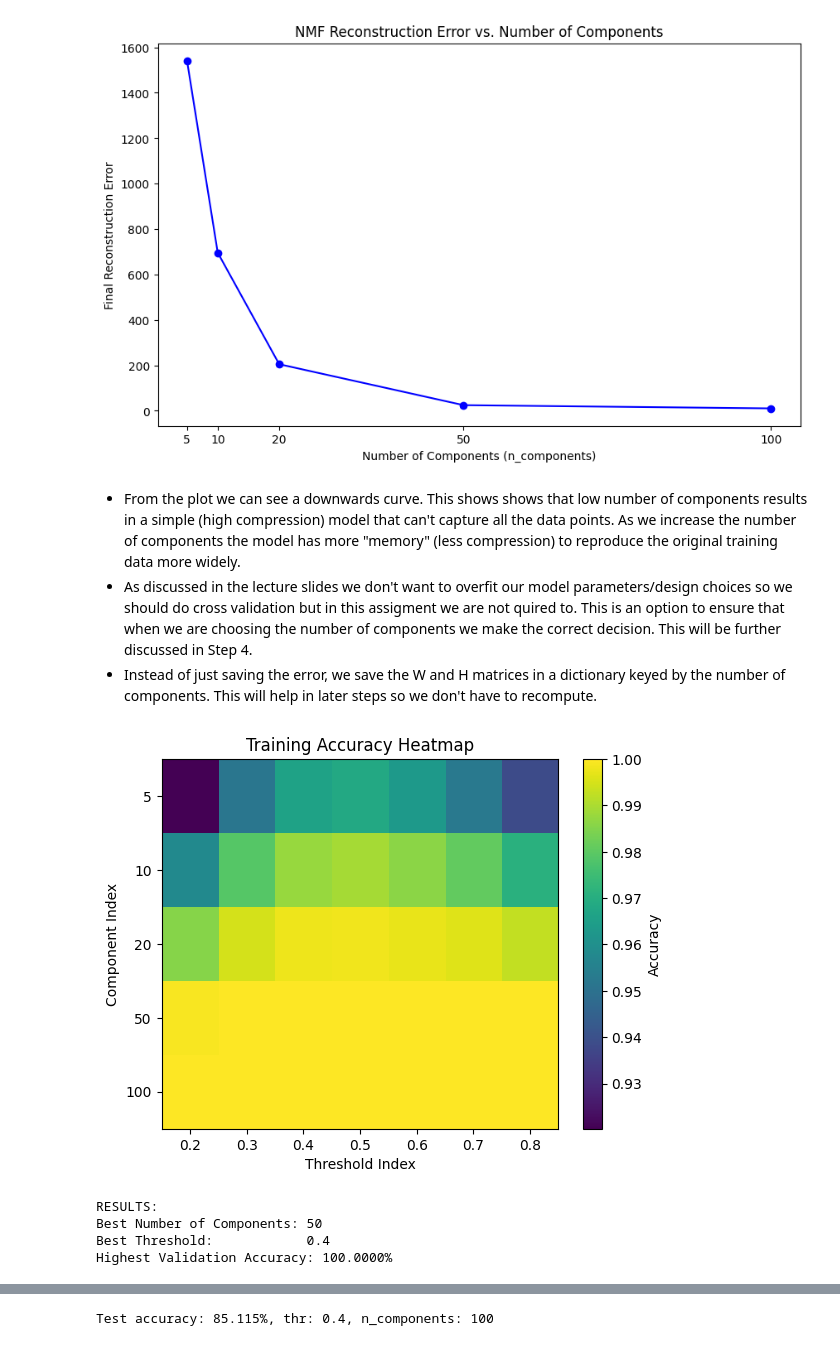
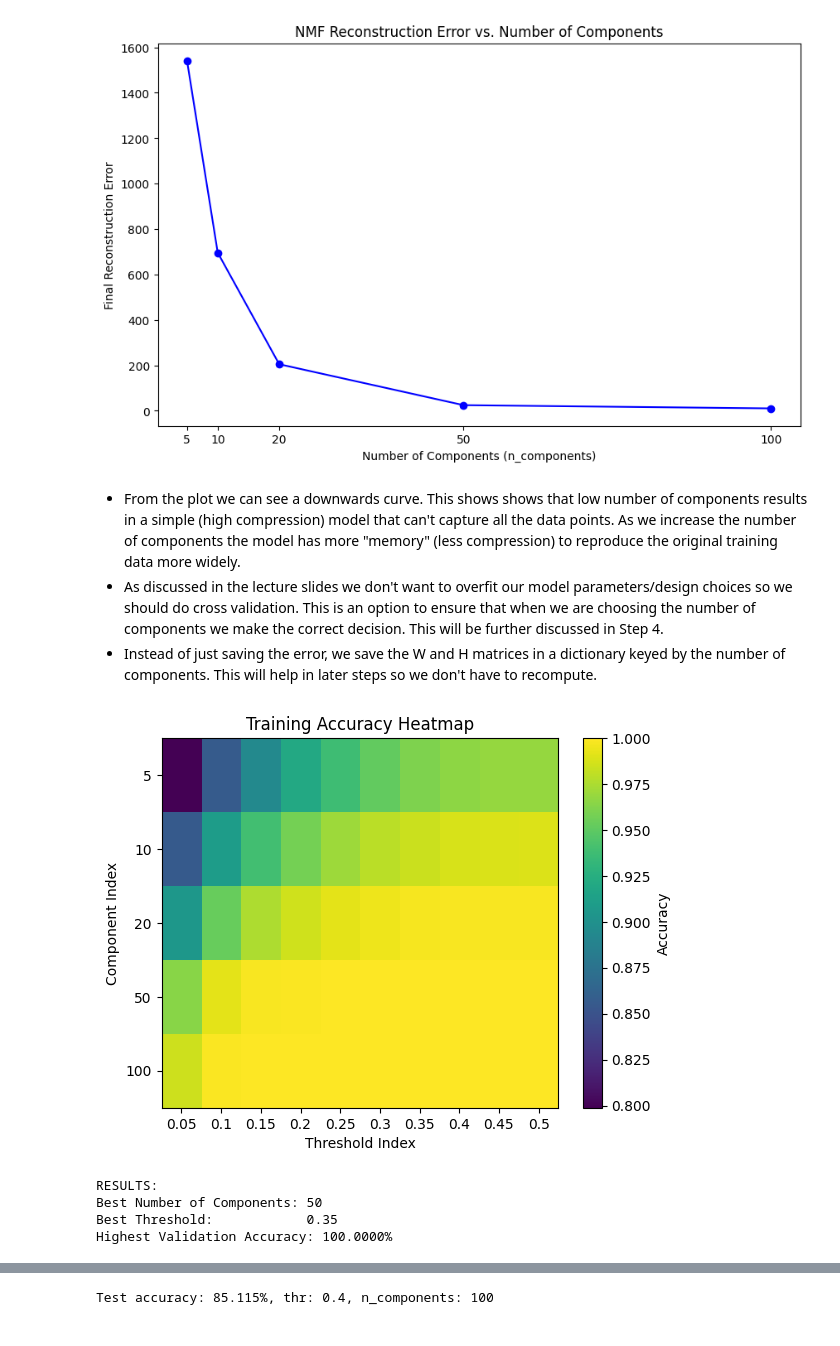
Before and after one commit to zain1290/Recommendation-System, a Jupyter notebook: dm_2026_lab_assignment_2_pipeline.ipynb, the cells around one changed output, grey strips where cells are left out. Cells and saved outputs as stored; diff of their text form; code cells hidden in the pictures.

```diff
--- a/dm_2026_lab_assignment_2_pipeline.ipynb
+++ b/dm_2026_lab_assignment_2_pipeline.ipynb
@@ -473,13 +473,13 @@ NMF with 100 components
 [figure]
 # %% [markdown]
 * From the plot we can see a downwards curve. This shows shows that low number of components results in a simple (high compression) model that can't capture all the data points. As we increase the number of components the model has more "memory" (less compression) to reproduce the original training data more widely.
-* As discussed in the lecture slides we don't want to overfit our model parameters/design choices so we should do cross validation but in this assigment we are not quired to. This is an option to ensure that when we are choosing the number of components we make the correct decision. This will be further discussed in Step 4.
+* As discussed in the lecture slides we don't want to overfit our model parameters/design choices so we should do cross validation. This is an option to ensure that when we are choosing the number of components we make the correct decision. This will be further discussed in Step 4.
 * Instead of just saving the error, we save the W and H matrices in a dictionary keyed by the number of components. This will help in later steps so we don't have to recompute.
 # %%
 # Step 3: Get training accuracies
 
 # Declare some list of thresholds to try: list_thr...
-list_thr = [0.2, 0.3, 0.4, 0.5, 0.6, 0.7, 0.8]
+list_thr = [0.05, 0.1, 0.15, 0.2, 0.25, 0.3, 0.35, 0.4, 0.45, 0.5]
 train_accuracy = np.zeros((len(list_components), len(list_thr)))
 mask = ~np.isnan(train_data)
 ground_truth = train_data[mask]
@@ -492,36 +492,36 @@ for c, n in enumerate(list_components):
         # Thresholding
         predicted_binary = (reconstruction > threshold).astype(int)
 
         # Accuracy
         acc = np.mean(predicted_binary[mask] == ground_truth)
 
         # Store the result
         train_accuracy[c, t] = acc
 
 
 # Visualization
 plt.imshow(train_accuracy, aspect='auto', cmap='viridis')
 plt.colorbar(label='Accuracy')
 plt.xlabel('Threshold Index')
 plt.ylabel('Component Index')
 plt.yticks(range(len(list_components)), list_components)
 plt.xticks(range(len(list_thr)), list_thr)
 plt.title('Training Accuracy Heatmap')
 plt.show()
 
 best_idx = np.unravel_index(np.argmax(train_accuracy), train_accuracy.shape)
 best_n = list_components[best_idx[0]]
 best_thr = list_thr[best_idx[1]]
 best_val_acc = train_accuracy[best_idx]
 
 print(f"RESULTS:")
 print(f"Best Number of Components: {best_n}")
 print(f"Best Threshold:            {best_thr}")
 print(f"Highest Validation Accuracy: {best_val_acc:.4%}")
 # %% [output]
-[figure, old version]
+[figure, new version]
 RESULTS:
 Best Number of Components: 50
-Best Threshold:            0.4
+Best Threshold:            0.35
 Highest Validation Accuracy: 100.0000%
 # %% [markdown]
```
Also changed, not shown: parts of 29 cells of this notebook.
